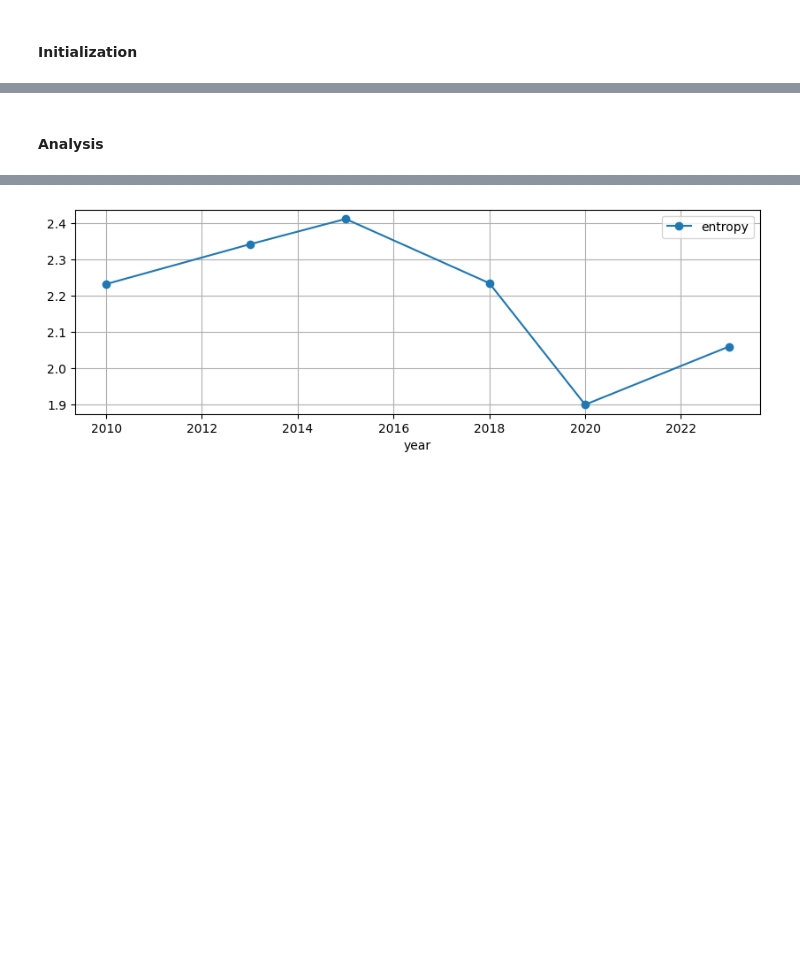
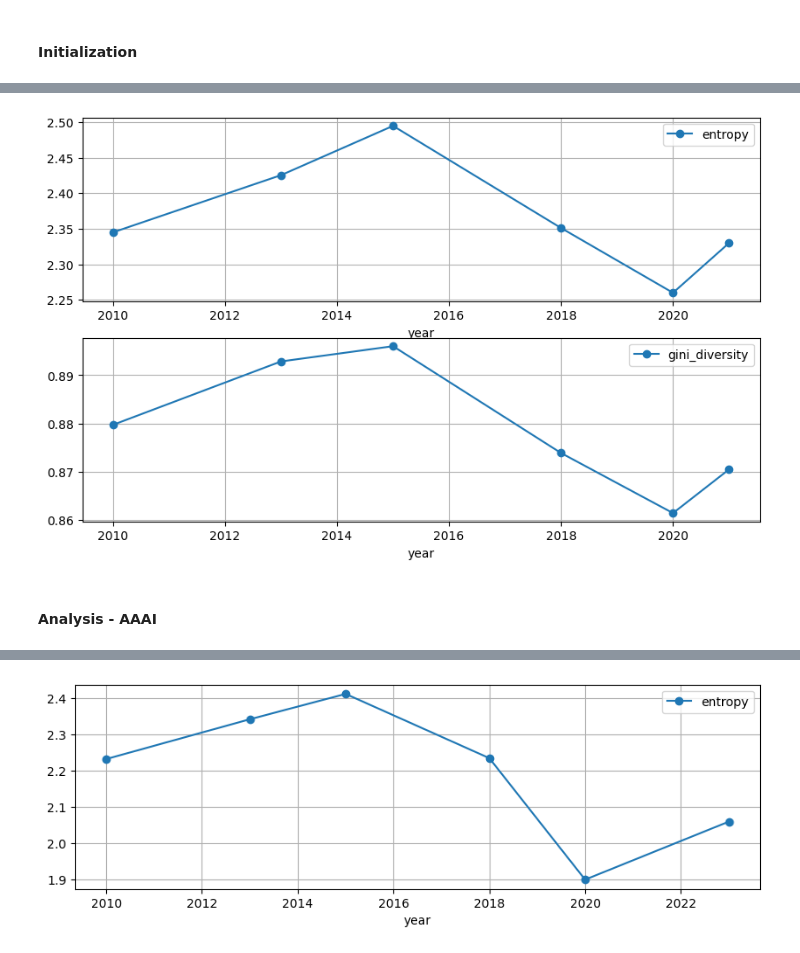
Before and after one commit to karipuf/ai_diversity, a Jupyter notebook: analysis.ipynb, the cells around one changed output, grey strips where cells are left out. Saved outputs shown, nothing was run; the diff lists cells and outputs as text; code cells hidden in the pictures; blank space fills up the shorter version.

```diff
--- a/analysis.ipynb
+++ b/analysis.ipynb
@@ -13,5 +97,22 @@ tpx_={'gpt':lambda x:get_topics_pplx(x,the_client=gpt4o_client,the_model='gpt-4o
+# %%
+pl.figure(figsize=(10,6))
+
+pl.subplot(2,1,1)
+pd.DataFrame(zip((2010,2013,2015,2018,2020,2021),[(lambda x:np.sum([-tmp*np.log(tmp+np.finfo("float").eps) for tmp in x]))(tmp0[1])
+ for tmp0 in (combined/combined.values.sum(axis=1).reshape((-1,1))).iterrows()]),
+            columns=['year','entropy']).plot(x='year',y='entropy',marker='o',ax=pl.gca())
+pl.grid(True)
+
+pl.subplot(2,1,2)
+pd.DataFrame(zip((2010,2013,2015,2018,2020,2021),
+                 [(lambda x: 1-np.sum([tmp**2 for tmp in x]))
+                  (tmp0[1]) for tmp0 in (combined/combined.values.sum(axis=1).reshape((-1,1))).iterrows()]),
+            columns=['year','gini_diversity']).plot(x='year',y='gini_diversity',marker='o',ax=pl.gca())
+pl.grid(True)
+# %% [output]
+[figure, added]
 # %% [markdown]
-#### Analysis
+#### Analysis - AAAI
 # %%
 ## # Loading in the data
 
```
Also changed, not shown: parts of 8 cells of this notebook, 1 other file.
